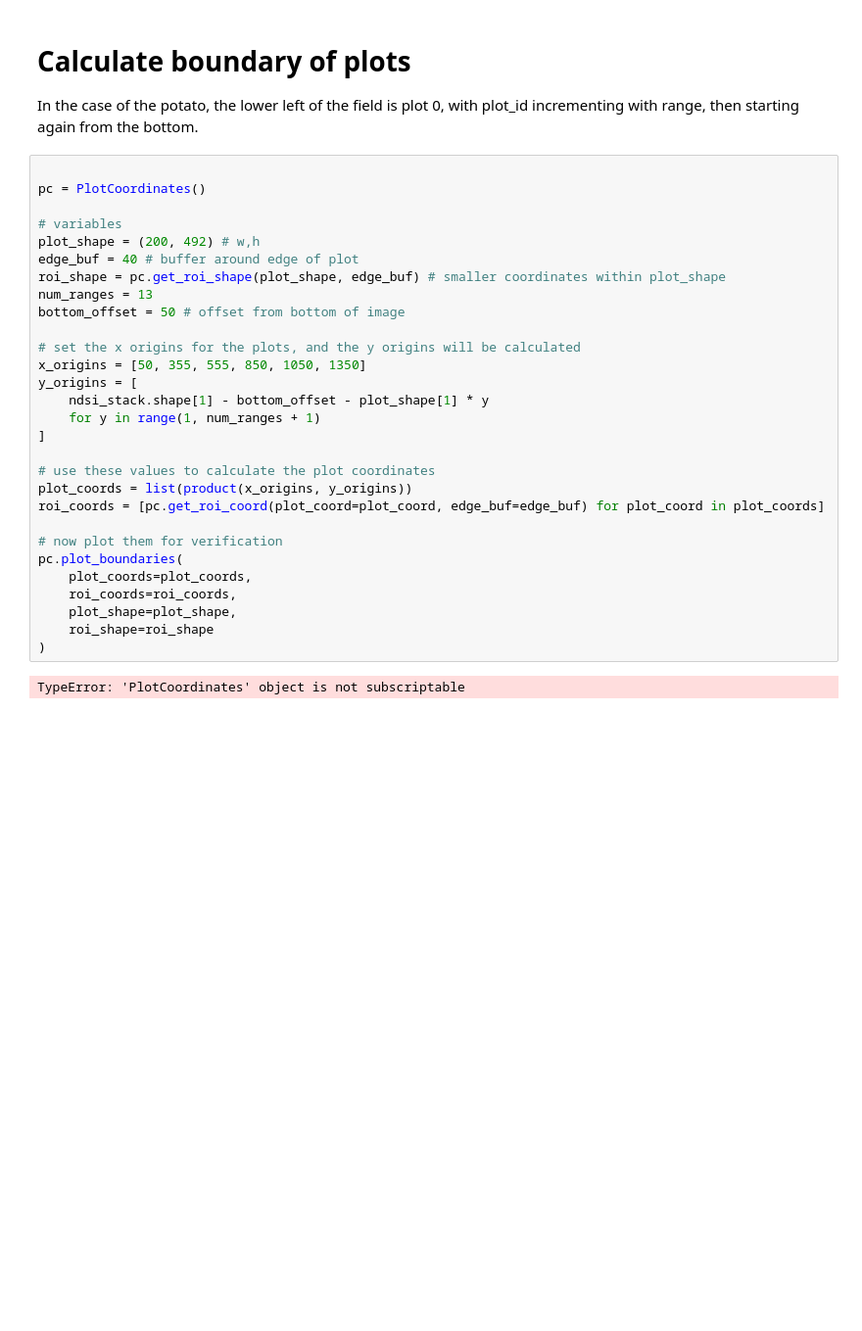
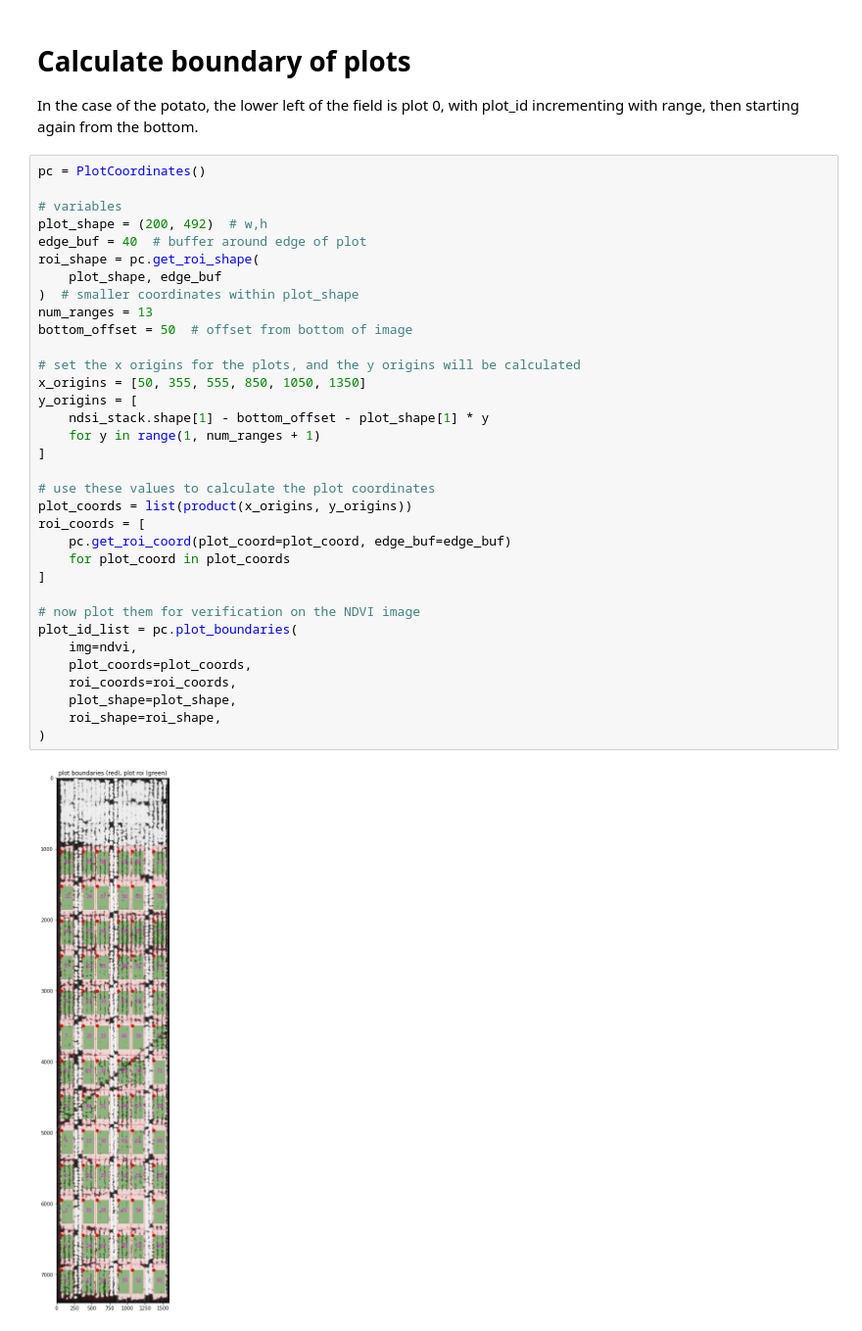
Before and after one commit to fieryWalrus1002/potato, a Jupyter notebook: 1_image_prep.ipynb, the cells around one changed output. Shown: that part at 98% size. Drawn from its saved outputs; the diff is of its cells as text; blank space fills up the shorter version.

```diff
--- a/1_image_prep.ipynb
+++ b/1_image_prep.ipynb
@@ -198,33 +205,38 @@ ndsi_stack.shape=(45, 7400, 1590)
 # Calculate boundary of plots
 In the case of the potato, the lower left of the field is plot 0, with plot_id incrementing with range, then starting again from the bottom.
 # %%
-
 pc = PlotCoordinates()
 
 # variables
-plot_shape = (200, 492) # w,h
-edge_buf = 40 # buffer around edge of plot
-roi_shape = pc.get_roi_shape(plot_shape, edge_buf) # smaller coordinates within plot_shape
+plot_shape = (200, 492)  # w,h
+edge_buf = 40  # buffer around edge of plot
+roi_shape = pc.get_roi_shape(
+    plot_shape, edge_buf
+)  # smaller coordinates within plot_shape
 num_ranges = 13
-bottom_offset = 50 # offset from bottom of image
+bottom_offset = 50  # offset from bottom of image
 
 # set the x origins for the plots, and the y origins will be calculated
 x_origins = [50, 355, 555, 850, 1050, 1350]
 y_origins = [
     ndsi_stack.shape[1] - bottom_offset - plot_shape[1] * y
     for y in range(1, num_ranges + 1)
 ]
 
 # use these values to calculate the plot coordinates
 plot_coords = list(product(x_origins, y_origins))
-roi_coords = [pc.get_roi_coord(plot_coord=plot_coord, edge_buf=edge_buf) for plot_coord in plot_coords]
+roi_coords = [
+    pc.get_roi_coord(plot_coord=plot_coord, edge_buf=edge_buf)
+    for plot_coord in plot_coords
+]
 
-# now plot them for verification
-pc.plot_boundaries(
+# now plot them for verification on the NDVI image
+plot_id_list = pc.plot_boundaries(
+    img=ndvi,
     plot_coords=plot_coords,
     roi_coords=roi_coords,
     plot_shape=plot_shape,
-    roi_shape=roi_shape
+    roi_shape=roi_shape,
 )
 # %% [output]
-TypeError: 'PlotCoordinates' object is not subscriptable
+[figure, added]
```
Also changed, not shown: parts of 10 cells of this notebook, 2 other files.
